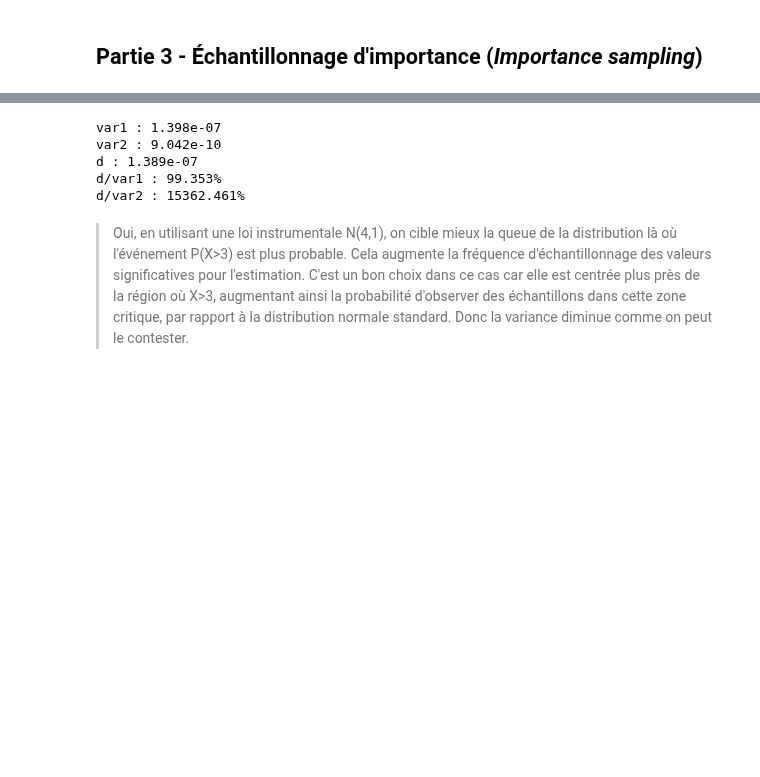
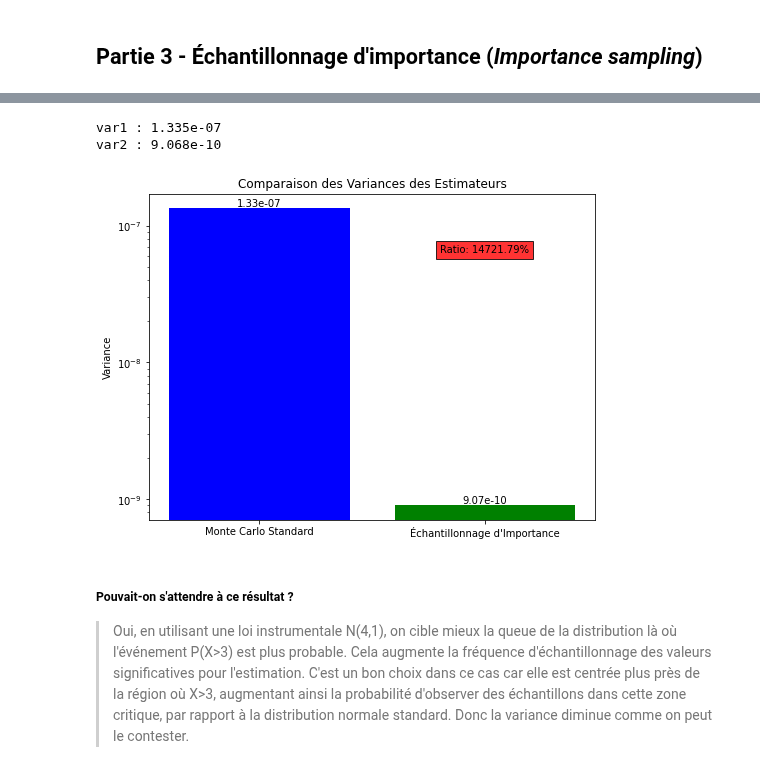
Before and after one commit to benech17/Estimation-SDIA, a Jupyter notebook: tp1b-Benichou_Bonnefoy.ipynb, the cells around one changed output, grey strips where cells are left out. Saved outputs shown, nothing was run; the diff lists cells and outputs as text; code cells hidden in the pictures; blank space fills up the shorter version.

```diff
--- a/tp1b-Benichou_Bonnefoy.ipynb
+++ b/tp1b-Benichou_Bonnefoy.ipynb
@@ -469,18 +430,32 @@ Variance de l'estimation de p_3 : 9.042e-10
-# %%
-d=var1-var2
-print('var1 : {:.3e}'.format(var1))
-print('var2 : {:.3e}'.format(var2))
-
-print('d : {:.3e}'.format(d))
-print('d/var1 : {:.3%}'.format(d/var1))
-print('d/var2 : {:.3%}'.format(d/var2))
-# %% [output]
-var1 : 1.398e-07
-var2 : 9.042e-10
-d : 1.389e-07
-d/var1 : 99.353%
-d/var2 : 15362.461%
+# %%
+# Création du graphique
+labels = ['Monte Carlo Standard', 'Échantillonnage d\'Importance']
+print('var1 : {:.3e}'.format(var1))
+print('var2 : {:.3e}'.format(var2))
+variances = [var1, var2]
+ratio = (var1 / var2) * 100
+plt.figure(figsize=(8, 6))
+plt.bar(labels, variances, color=['blue', 'green'])
+plt.ylabel('Variance')
+plt.yscale('log')  # Échelle logarithmique pour mieux visualiser les différences
+plt.title('Comparaison des Variances des Estimateurs')
+
+# Ajouter des valeurs numériques sur les barres
+for i, v in enumerate(variances):
+    plt.text(i, v, "{:.2e}".format(v), ha='center', va='bottom')
+
+# Ajouter un encadré pour le ratio
+plt.text(1, max(var1, var2) / 2, f'Ratio: {ratio:.2f}%',
+         ha='center', va='center',
+         bbox=dict(facecolor='red', alpha=0.8))
+
+plt.show()
+# %% [output]
+var1 : 1.335e-07
+var2 : 9.068e-10
+[figure, added]
 # %% [markdown]
+##### Pouvait-on s'attendre à ce résultat ?
 > Oui, en utilisant une loi instrumentale N(4,1), on cible mieux la queue de la distribution là où l'événement
 P(X>3) est plus probable. Cela augmente la fréquence d'échantillonnage des valeurs significatives pour l'estimation.
 > C'est un bon choix dans ce cas car elle est centrée plus près de la région où X>3, augmentant ainsi la probabilité d'observer des échantillons dans cette zone critique, par rapport à la distribution normale standard. Donc la variance diminue comme on peut le contester.
```
Also changed, not shown: parts of 15 cells of this notebook.
